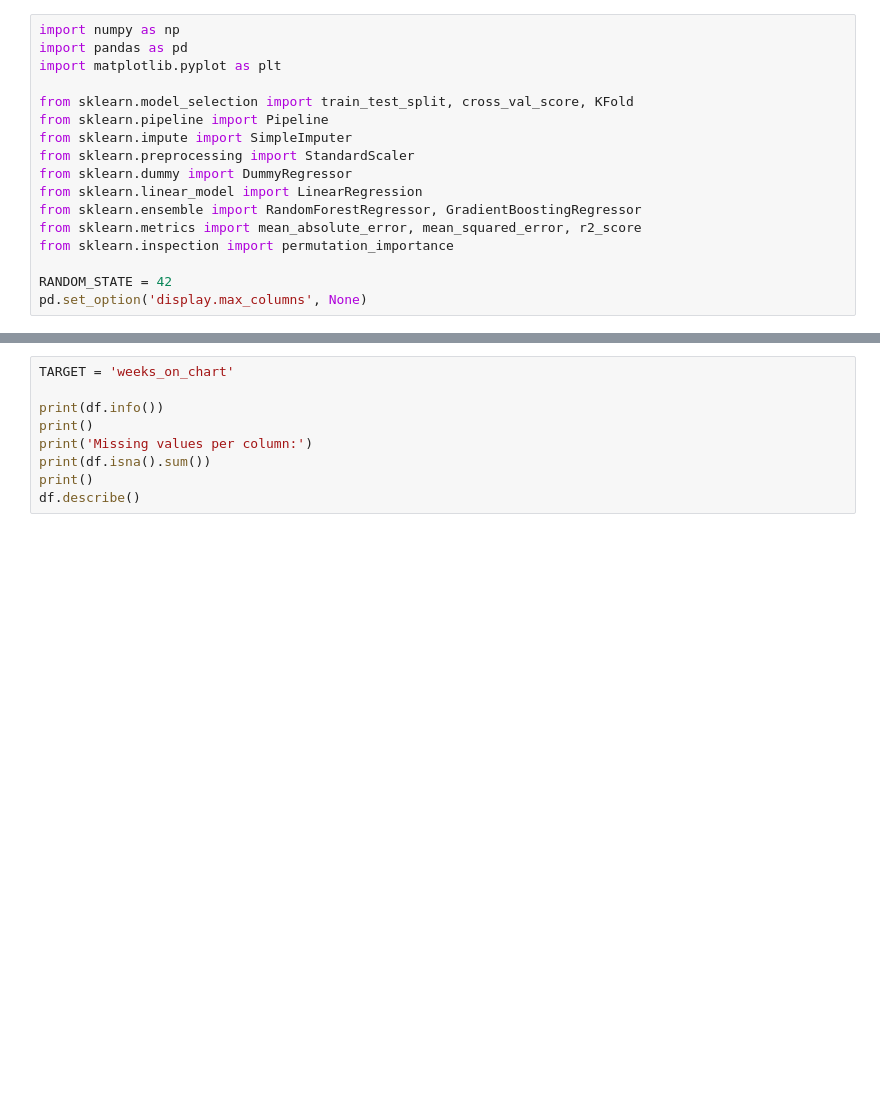
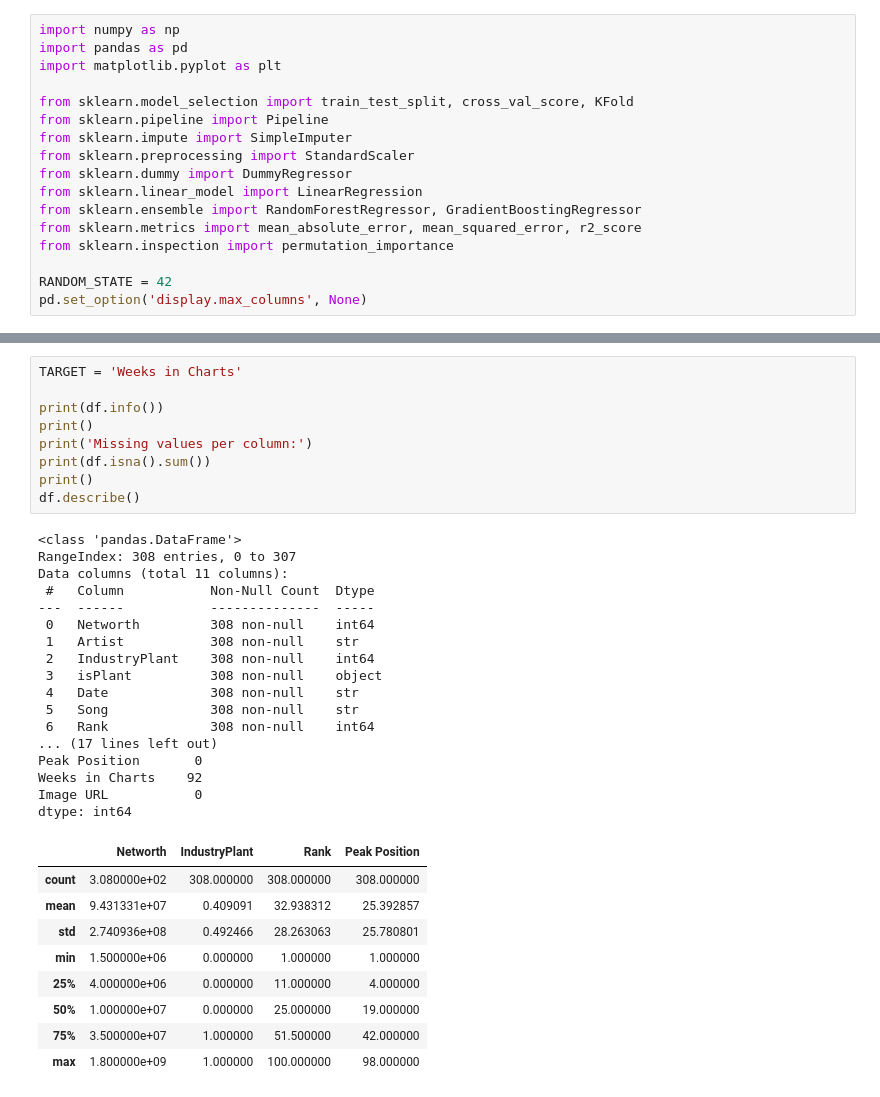
Before and after one commit to lfern101/CS418-Project, a Jupyter notebook: machineLearning.ipynb, the cells around one changed output, grey strips where cells are left out. Saved outputs shown, nothing was run; the diff lists cells and outputs as text; blank space fills up the shorter version.

```diff
--- a/machineLearning.ipynb
+++ b/machineLearning.ipynb
@@ -46,12 +104,39 @@ df.head()
 # %%
-TARGET = 'weeks_on_chart'
+TARGET = 'Weeks in Charts'
 
 print(df.info())
 print()
 print('Missing values per column:')
 print(df.isna().sum())
 print()
 df.describe()
+# %% [output]
+<class 'pandas.DataFrame'>
+RangeIndex: 308 entries, 0 to 307
+Data columns (total 11 columns):
+ #   Column           Non-Null Count  Dtype
+---  ------           --------------  -----
+ 0   Networth         308 non-null    int64
+ 1   Artist           308 non-null    str
+ 2   IndustryPlant    308 non-null    int64
+ 3   isPlant          308 non-null    object
+ 4   Date             308 non-null    str
+ 5   Song             308 non-null    str
+ 6   Rank             308 non-null    int64
+... (17 lines left out)
+Peak Position       0
+Weeks in Charts    92
+Image URL           0
+dtype: int64
+|  | Networth | IndustryPlant | Rank | Peak Position |
+| count | 3.080000e+02 | 308.000000 | 308.000000 | 308.000000 |
+| mean | 9.431331e+07 | 0.409091 | 32.938312 | 25.392857 |
+| std | 2.740936e+08 | 0.492466 | 28.263063 | 25.780801 |
+| min | 1.500000e+06 | 0.000000 | 1.000000 | 1.000000 |
+| 25% | 4.000000e+06 | 0.000000 | 11.000000 | 4.000000 |
+| 50% | 1.000000e+07 | 0.000000 | 25.000000 | 19.000000 |
+| 75% | 3.500000e+07 | 1.000000 | 51.500000 | 42.000000 |
+| max | 1.800000e+09 | 1.000000 | 100.000000 | 98.000000 |
 # %%
 # Drop rows with no target; other gaps are imputed inside the model pipeline
 df = df.dropna(subset=[TARGET]).copy()
```
Also changed, not shown: parts of 9 cells of this notebook.
